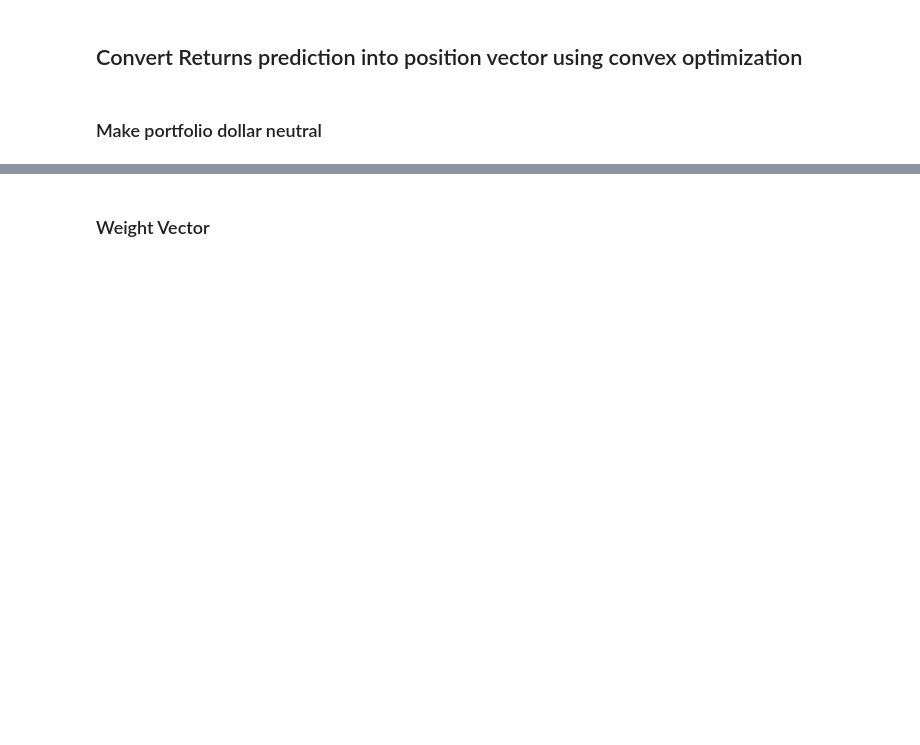
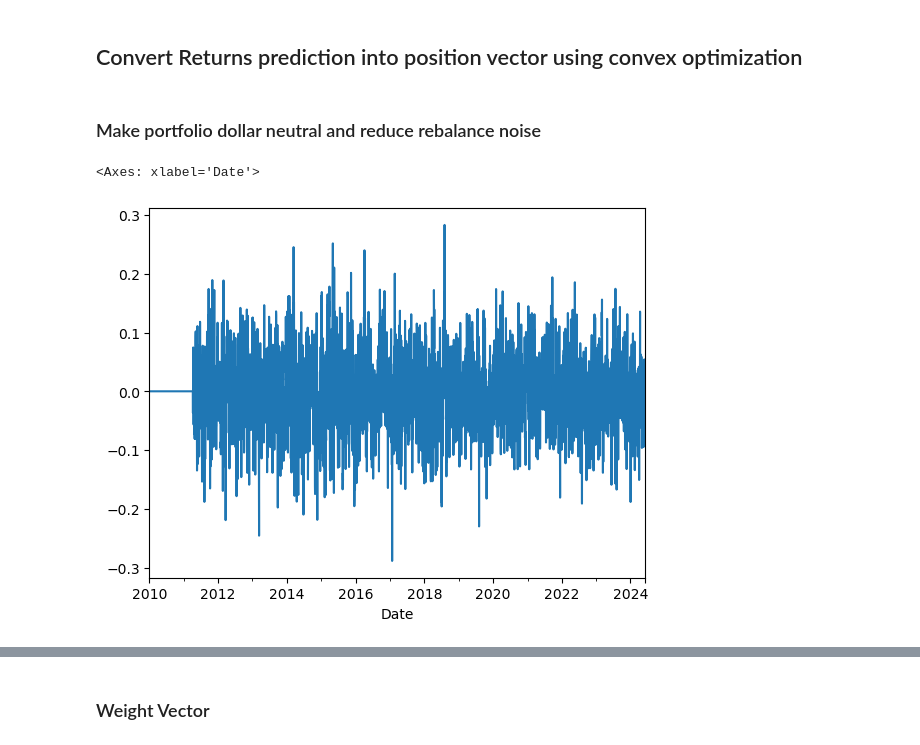
Before and after one commit to andreignatius/quant-trading, a Jupyter notebook: fx_portfolio_construction.ipynb, the cells around one changed output, grey strips where cells are left out. Saved outputs shown, nothing was run; the diff lists cells and outputs as text; code cells hidden in the pictures; blank space fills up the shorter version.

Commit message:
Update portfolio construction

```diff
--- a/fx_portfolio_construction.ipynb
+++ b/fx_portfolio_construction.ipynb
@@ -151,7 +151,14 @@ for i in range(len(ret_pred)):
 # %%
 weights = pd.DataFrame(WTS,index = ret_pred.index, columns = ret_pred.columns)
 # %% [markdown]
-### Make portfolio dollar neutral
+### Make portfolio dollar neutral and reduce rebalance noise
+# %%
+imp = Implementation(weights)
+weights_clean = imp.adjust_rebalance(threshold = 0.05)
+weights_clean.sum(axis=1).plot()
+# %% [output]
+<Axes: xlabel='Date'>
+[figure, added]
 # %%
 def subtract_series(df):
     return df -weights.mean(axis = 1)
```
Also changed, not shown: parts of 20 cells of this notebook, 4 other files.
